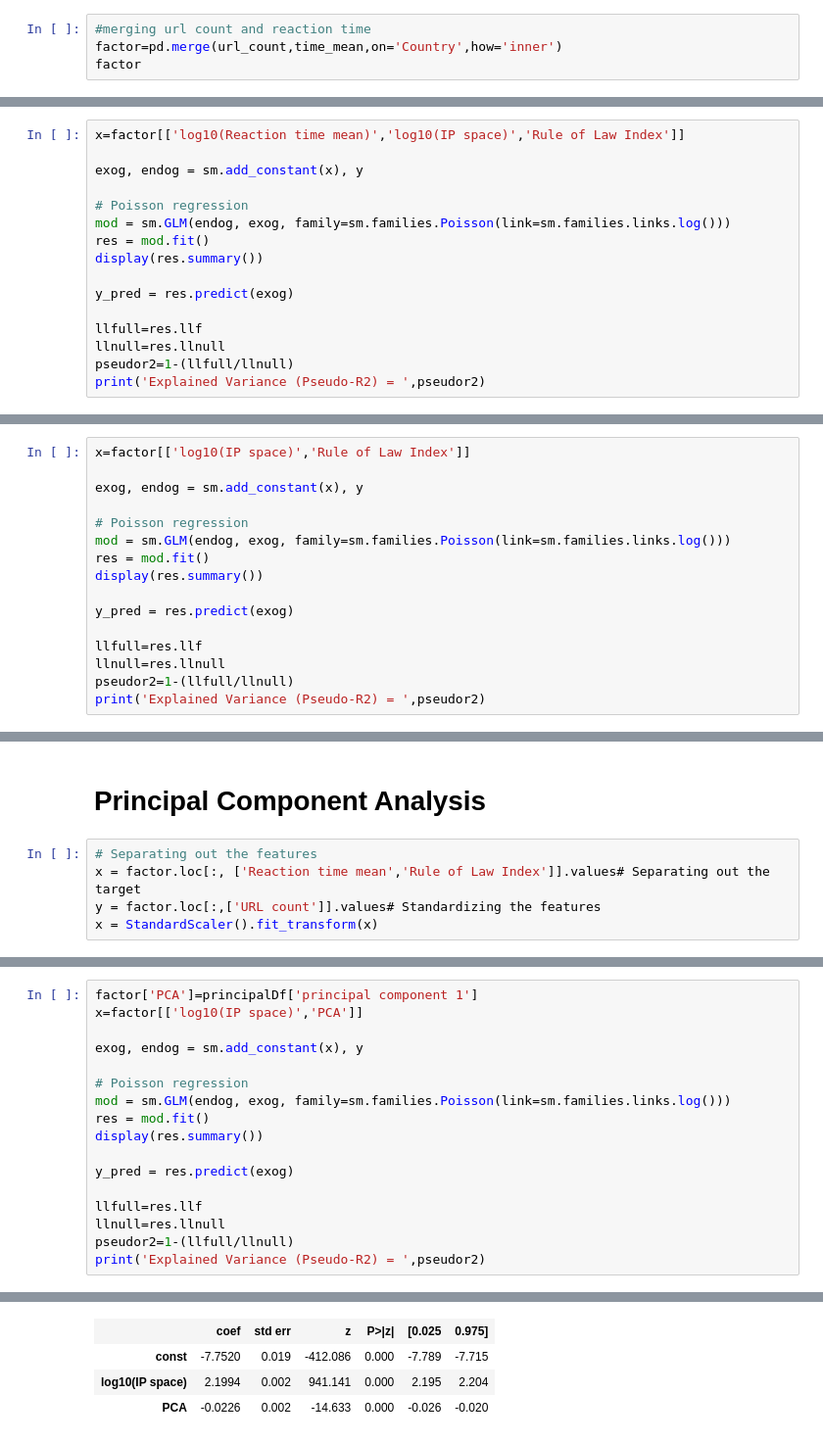
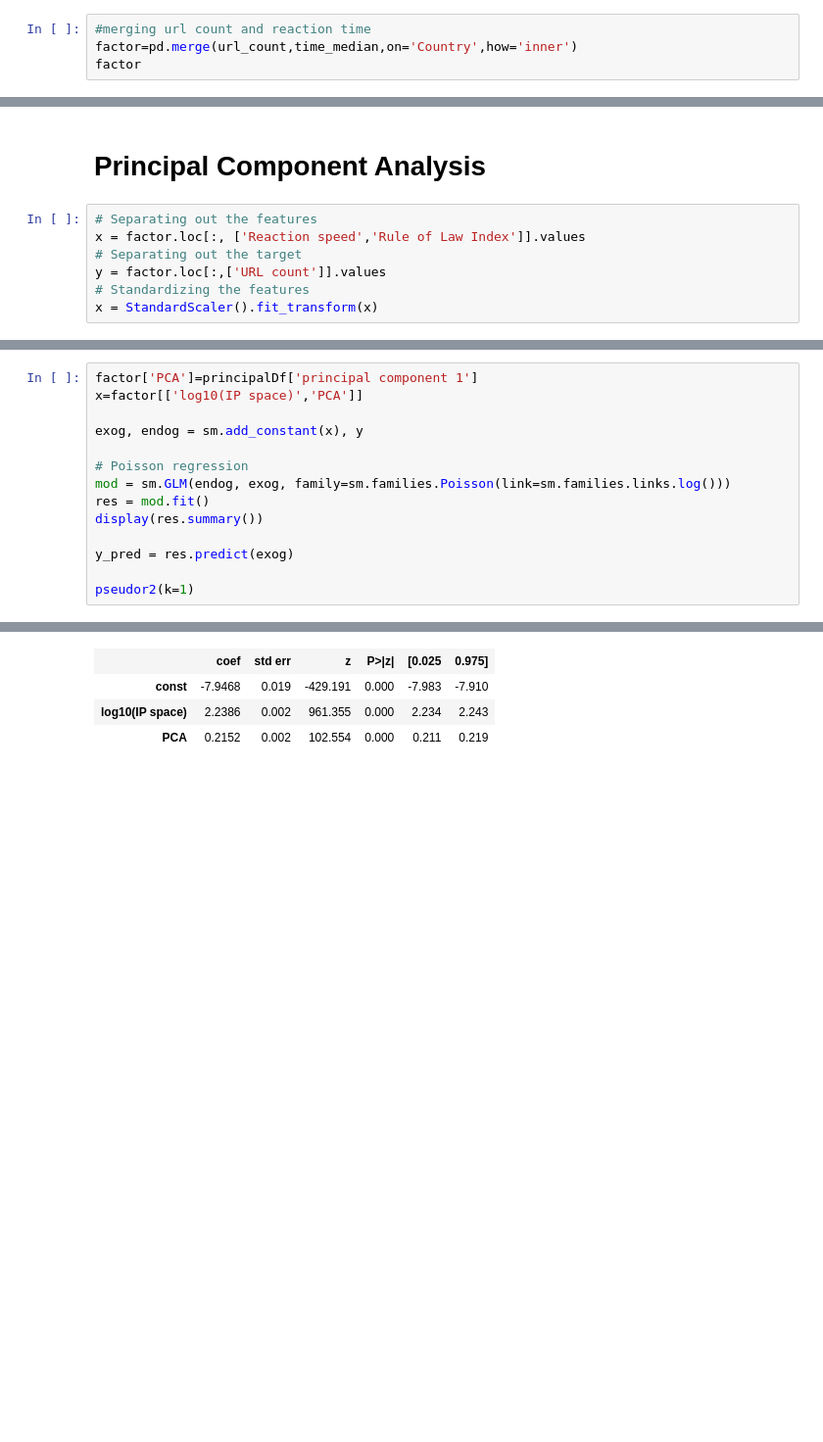
Before and after one commit to tderoon/Cybereconomicsgroup4, a Jupyter notebook: factor analysis.ipynb, the cells around one changed output, grey strips where cells are left out. Shown: that part at 98% size. Saved outputs shown, nothing was run; the diff lists cells and outputs as text; blank space fills up the shorter version.

```diff
--- a/factor analysis.ipynb
+++ b/factor analysis.ipynb
@@ -222,6 +222,6 @@ rol.head()
 # MERGING OF DATA
 # %%
 #merging url count and reaction time
-factor=pd.merge(url_count,time_mean,on='Country',how='inner')
+factor=pd.merge(url_count,time_median,on='Country',how='inner')
 factor
 # %% [output]
@@ -511,16 +532,0 @@ plt.legend(loc=0)
-# %%
-x=factor[['log10(Reaction time mean)','log10(IP space)','Rule of Law Index']]
-
-exog, endog = sm.add_constant(x), y
-
-# Poisson regression
-mod = sm.GLM(endog, exog, family=sm.families.Poisson(link=sm.families.links.log()))
-res = mod.fit()
-display(res.summary())
-
-y_pred = res.predict(exog)
-
-llfull=res.llf
-llnull=res.llnull
-pseudor2=1-(llfull/llnull)
-print('Explained Variance (Pseudo-R2) = ',pseudor2)
@@ -546,16 +534,0 @@ Explained Variance (Pseudo-R2) =  0.6957677018929862
-# %%
-x=factor[['log10(IP space)','Rule of Law Index']]
-
-exog, endog = sm.add_constant(x), y
-
-# Poisson regression
-mod = sm.GLM(endog, exog, family=sm.families.Poisson(link=sm.families.links.log()))
-res = mod.fit()
-display(res.summary())
-
-y_pred = res.predict(exog)
-
-llfull=res.llf
-llnull=res.llnull
-pseudor2=1-(llfull/llnull)
-print('Explained Variance (Pseudo-R2) = ',pseudor2)
@@ -579,8 +559,10 @@ Explained Variance (Pseudo-R2) =  0.6855062159236576
 # Principal Component Analysis
 # %%
 # Separating out the features
-x = factor.loc[:, ['Reaction time mean','Rule of Law Index']].values# Separating out the target
-y = factor.loc[:,['URL count']].values# Standardizing the features
+x = factor.loc[:, ['Reaction speed','Rule of Law Index']].values
+# Separating out the target
+y = factor.loc[:,['URL count']].values
+# Standardizing the features
 x = StandardScaler().fit_transform(x)
 # %%
 from sklearn.decomposition import PCA
@@ -620,10 +602,7 @@ display(res.summary())
 
 y_pred = res.predict(exog)
 
-llfull=res.llf
-llnull=res.llnull
-pseudor2=1-(llfull/llnull)
-print('Explained Variance (Pseudo-R2) = ',pseudor2)
+pseudor2(k=1)
 # %% [output]
 Generalized Linear Model Regression Results
 | Dep. Variable: | y | No. Observations: | 108 |
@@ -636,6 +615,6 @@ Generalized Linear Model Regression Results
 | No. Iterations: | 7 |  |  |
 | Covariance Type: | nonrobust |  |  |
 |  | coef | std err | z | P>|z| | [0.025 | 0.975] |
-| const | -7.7520 | 0.019 | -412.086 | 0.000 | -7.789 | -7.715 |
-| log10(IP space) | 2.1994 | 0.002 | 941.141 | 0.000 | 2.195 | 2.204 |
-| PCA | -0.0226 | 0.002 | -14.633 | 0.000 | -0.026 | -0.020 |
+| const | -7.9468 | 0.019 | -429.191 | 0.000 | -7.983 | -7.910 |
+| log10(IP space) | 2.2386 | 0.002 | 961.355 | 0.000 | 2.234 | 2.243 |
+| PCA | 0.2152 | 0.002 | 102.554 | 0.000 | 0.211 | 0.219 |
```
Also changed, not shown: parts of 37 cells of this notebook.
